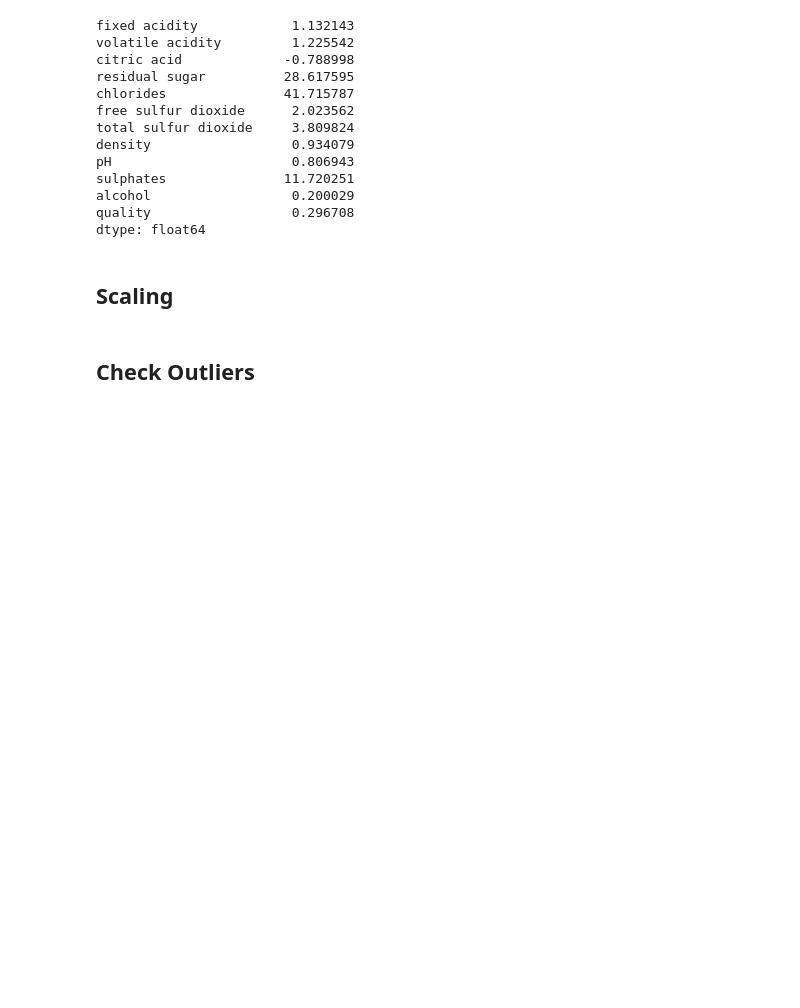
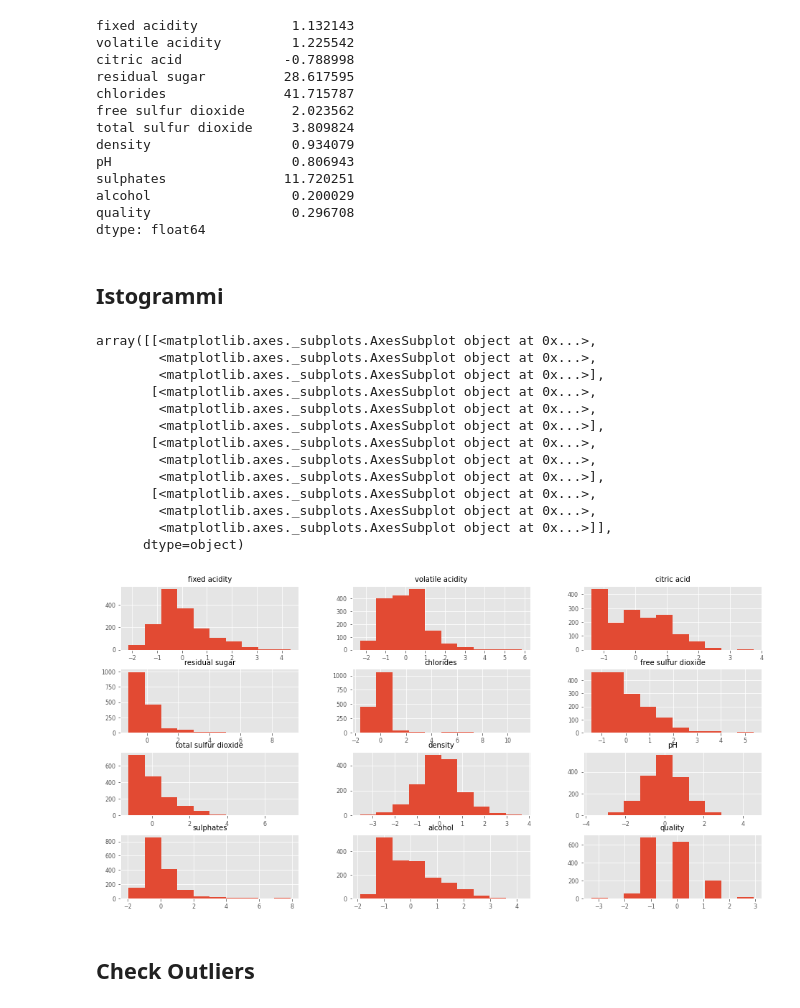
Before and after one commit to redsIng/ML_Whiskey, a Jupyter notebook: ml_wine.ipynb, the cells around one changed output. Cells and saved outputs as stored; diff of their text form; code cells hidden in the pictures; blank space fills up the shorter version.

```diff
--- a/ml_wine.ipynb
+++ b/ml_wine.ipynb
@@ -194,4 +236,4 @@ alcohol                  0.200029
 quality                  0.296708
 dtype: float64
 # %% [markdown]
-## Scaling
+## Istogrammi
@@ -201,3 +240,20 @@ X_scaled = StandardScaler().fit_transform(X)
+# %%
+df.hist()
+# %% [output]
+array([[<matplotlib.axes._subplots.AxesSubplot object at 0x...>,
+        <matplotlib.axes._subplots.AxesSubplot object at 0x...>,
+        <matplotlib.axes._subplots.AxesSubplot object at 0x...>],
+       [<matplotlib.axes._subplots.AxesSubplot object at 0x...>,
+        <matplotlib.axes._subplots.AxesSubplot object at 0x...>,
+        <matplotlib.axes._subplots.AxesSubplot object at 0x...>],
+       [<matplotlib.axes._subplots.AxesSubplot object at 0x...>,
+        <matplotlib.axes._subplots.AxesSubplot object at 0x...>,
+        <matplotlib.axes._subplots.AxesSubplot object at 0x...>],
+       [<matplotlib.axes._subplots.AxesSubplot object at 0x...>,
+        <matplotlib.axes._subplots.AxesSubplot object at 0x...>,
+        <matplotlib.axes._subplots.AxesSubplot object at 0x...>]],
+      dtype=object)
+[figure, added]
 # %% [markdown]
 ## Check Outliers
 # %%
```
Also changed, not shown: parts of 11 cells of this notebook.
